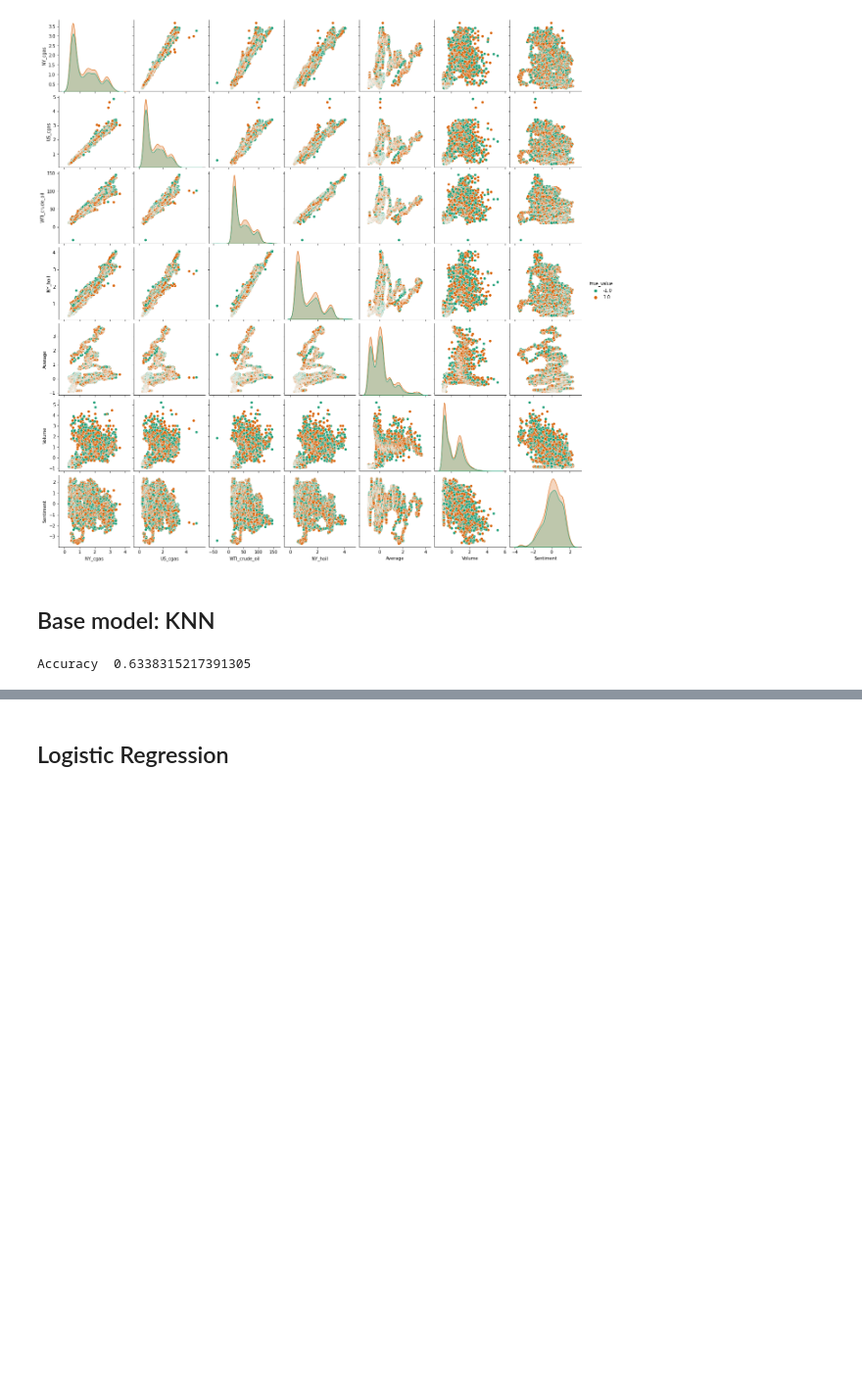
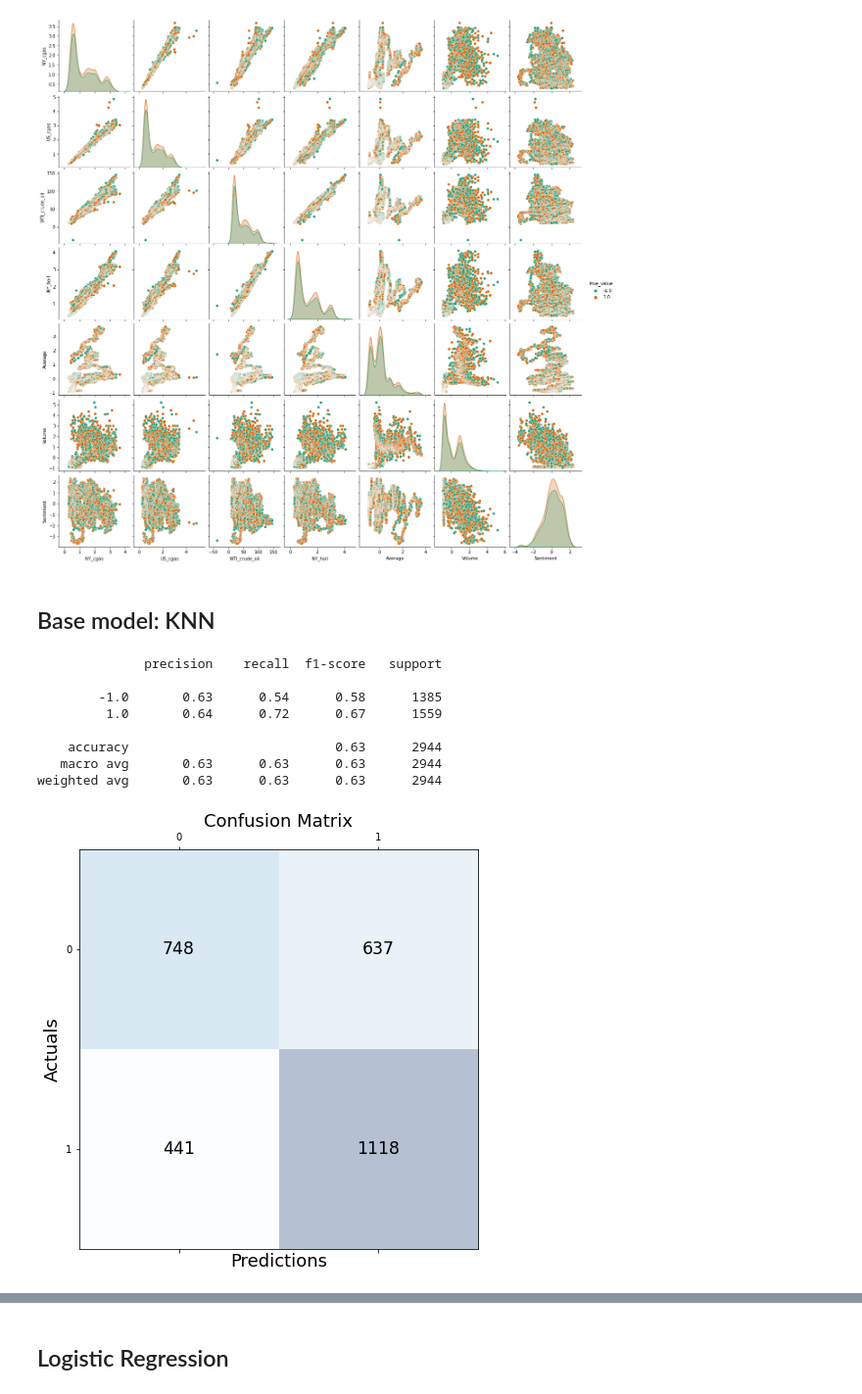
Before and after one commit to COGS118A/Group019-Sp22, a Jupyter notebook: Final_results.ipynb, the cells around one changed output, grey strips where cells are left out. Shown at 98% size. Saved outputs shown, nothing was run; the diff lists cells and outputs as text; code cells hidden in the pictures; blank space fills up the shorter version.

```diff
--- a/Final_results.ipynb
+++ b/Final_results.ipynb
@@ -185,6 +186,28 @@ X_train, X_test, y_train, y_test = train_test_split(X, y, test_size=0.33, random
 #run KNN
 neighbor = KNeighborsClassifier(n_neighbors=3).fit(X_train, y_train)
 score = neighbor.score(X_test, y_test)
-print("Accuracy ", score)
+y_pred = neighbor.predict(X_test)
+print(classification_report(y_test, y_pred))
 # %% [output]
-Accuracy  0.6338315217391305
+              precision    recall  f1-score   support
+
+        -1.0       0.63      0.54      0.58      1385
+         1.0       0.64      0.72      0.67      1559
+
+    accuracy                           0.63      2944
+   macro avg       0.63      0.63      0.63      2944
+weighted avg       0.63      0.63      0.63      2944
+# %%
+# get and plot the confusion matrix for our model
+conf_matrix = metrics.confusion_matrix(y_test, y_pred)
+fig, ax = plt.subplots(figsize=(7.5, 7.5))
+ax.matshow(conf_matrix, cmap=plt.cm.Blues, alpha=0.3)
+for i in range(conf_matrix.shape[0]):
+    for j in range(conf_matrix.shape[1]):
+        ax.text(x=j, y=i,s=conf_matrix[i, j], va='center', ha='center', size='xx-large')
+plt.xlabel('Predictions', fontsize=18)
+plt.ylabel('Actuals', fontsize=18)
+plt.title('Confusion Matrix', fontsize=18)
+plt.show()
+# %% [output]
+[figure, added]
```
Also changed, not shown: parts of 26 cells of this notebook.
